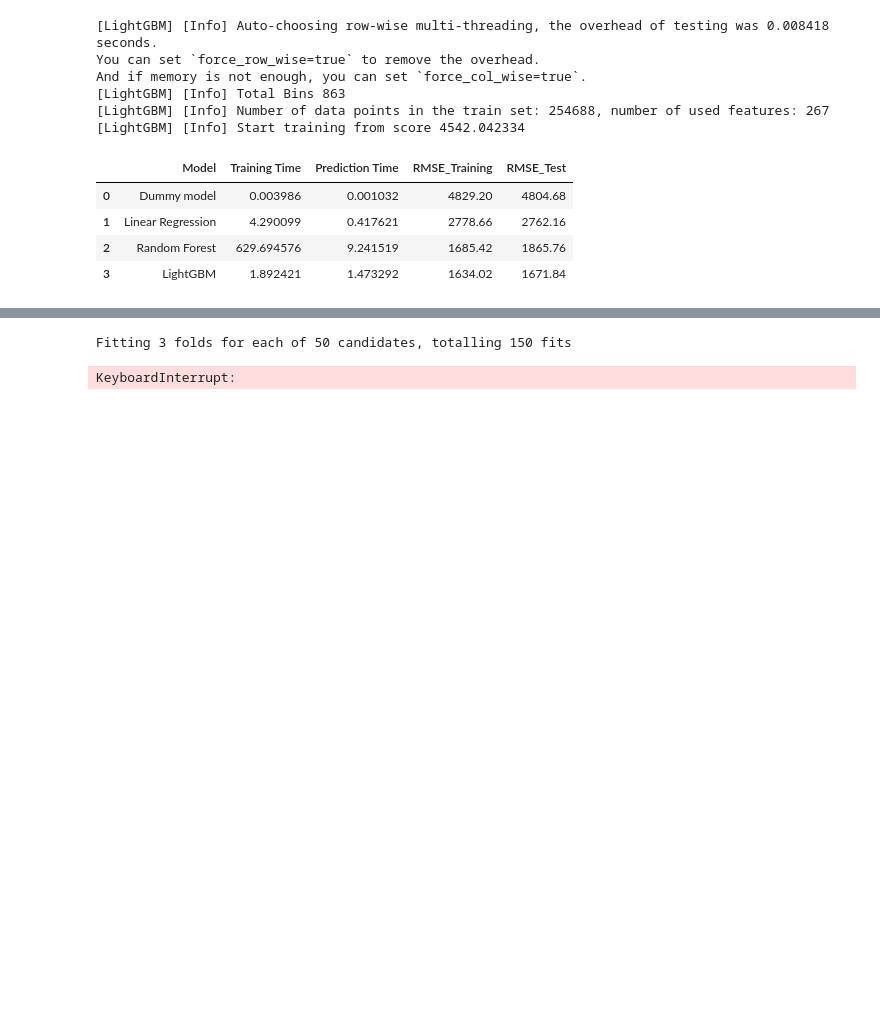
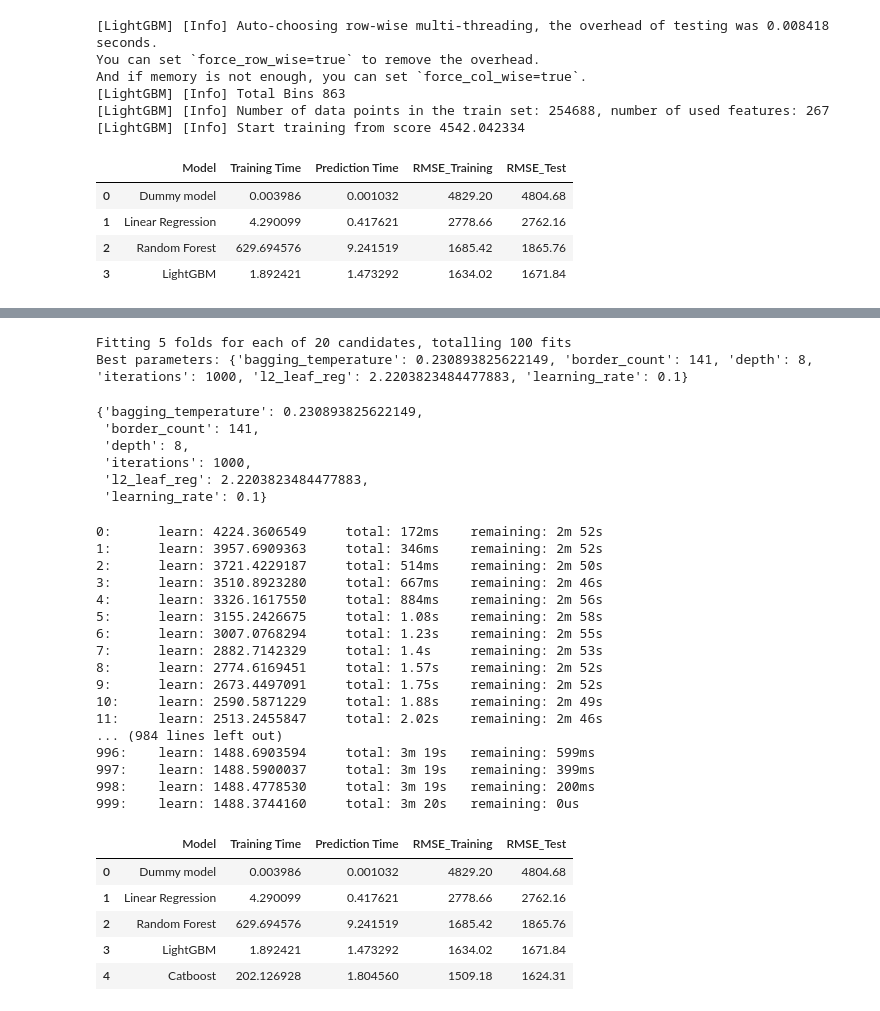
Before and after one commit to olipalol/YP_ml_learning, a Jupyter notebook: numerical_methods.ipynb, the cells around one changed output, grey strips where cells are left out. Saved outputs shown, nothing was run; the diff lists cells and outputs as text; code cells hidden in the pictures; blank space fills up the shorter version.

```diff
--- a/numerical_methods.ipynb
+++ b/numerical_methods.ipynb
@@ -1128,7 +1128,7 @@ cbr_random_search = RandomizedSearchCV(
     n_iter=20,
     scoring='neg_root_mean_squared_error',
     n_jobs=-1,
-    cv=5,
+    cv=3,
     random_state=RANDOM_STATE,
     verbose=2
 )
@@ -1139,8 +1139,8 @@ cbr_random_search.fit(X_train, y_train, cat_features=cat_features_indices)
 elapsed_time = time.time() - start_time
 
 # Лучшие гиперпараметры
-best_params = cbr_random_search.best_params_
-print(f"Best parameters: {best_params}")
+cbr_best_params = cbr_random_search.best_params_
+print(f"Лучшие параметры: {cbr_best_params}")
 # %% [output]
-Fitting 3 folds for each of 50 candidates, totalling 150 fits
+Fitting 5 folds for each of 20 candidates, totalling 100 fits
+Best parameters: {'bagging_temperature': 0.230893825622149, 'border_count': 141, 'depth': 8, 'iterations': 1000, 'l2_leaf_reg': 2.2203823484477883, 'learning_rate': 0.1}
-KeyboardInterrupt:
@@ -1156,11 +1147,52 @@ cb_best_regressor_params
+# %%
+cbr_best_params
+# %% [output]
+{'bagging_temperature': 0.230893825622149,
+ 'border_count': 141,
+ 'depth': 8,
+ 'iterations': 1000,
+ 'l2_leaf_reg': 2.2203823484477883,
+ 'learning_rate': 0.1}
 # %%
-cb_best_regressor_params =
+cbr_best_regressor_params = {'bagging_temperature': 0.230893825622149,
+                             'border_count': 141,
+                             'depth': 8,
+                             'iterations': 1000,
+                             'l2_leaf_reg': 2.2203823484477883,
+                             'learning_rate': 0.1}
 
 # Создание модели с лучшими параметрами
-cb_best_model = Pipeline(steps=[
-    ('preprocessor', preprocessor),
-    ('regressor', CatBoostRegressor(loss_function='RMSE', random_state=RANDOM_STATE, **cb_best_regressor_params))
+cbr_best_model = Pipeline(steps=[
+    # ('preprocessor', preprocessor), так как одним из преимуществ считается обработка категориальных фич, закоментим предобработку
+    ('regressor', CatBoostRegressor(loss_function='RMSE',
+                                    random_state=RANDOM_STATE,
+                                    **cbr_best_regressor_params,
+                                    cat_features=cat_features_indices))
 ])
 # %%
-results = evaluate_model(lgbm_best_model, X_train, X_test, y_train, y_test, 'Catboost')
+results = evaluate_model(cbr_best_model, X_train, X_test, y_train, y_test, 'Catboost')
 results
+# %% [output]
+0:      learn: 4224.3606549     total: 172ms    remaining: 2m 52s
+1:      learn: 3957.6909363     total: 346ms    remaining: 2m 52s
+2:      learn: 3721.4229187     total: 514ms    remaining: 2m 50s
+3:      learn: 3510.8923280     total: 667ms    remaining: 2m 46s
+4:      learn: 3326.1617550     total: 884ms    remaining: 2m 56s
+5:      learn: 3155.2426675     total: 1.08s    remaining: 2m 58s
+6:      learn: 3007.0768294     total: 1.23s    remaining: 2m 55s
+7:      learn: 2882.7142329     total: 1.4s     remaining: 2m 53s
+8:      learn: 2774.6169451     total: 1.57s    remaining: 2m 52s
+9:      learn: 2673.4497091     total: 1.75s    remaining: 2m 52s
+10:     learn: 2590.5871229     total: 1.88s    remaining: 2m 49s
+11:     learn: 2513.2455847     total: 2.02s    remaining: 2m 46s
+... (984 lines left out)
+996:    learn: 1488.6903594     total: 3m 19s   remaining: 599ms
+997:    learn: 1488.5900037     total: 3m 19s   remaining: 399ms
+998:    learn: 1488.4778530     total: 3m 19s   remaining: 200ms
+999:    learn: 1488.3744160     total: 3m 20s   remaining: 0us
+|  | Model | Training Time | Prediction Time | RMSE_Training | RMSE_Test |
+| 0 | Dummy model | 0.003986 | 0.001032 | 4829.20 | 4804.68 |
+| 1 | Linear Regression | 4.290099 | 0.417621 | 2778.66 | 2762.16 |
+| 2 | Random Forest | 629.694576 | 9.241519 | 1685.42 | 1865.76 |
+| 3 | LightGBM | 1.892421 | 1.473292 | 1634.02 | 1671.84 |
+| 4 | Catboost | 202.126928 | 1.804560 | 1509.18 | 1624.31 |
```
Also changed, not shown: parts of 2 cells of this notebook, 4 other files.
